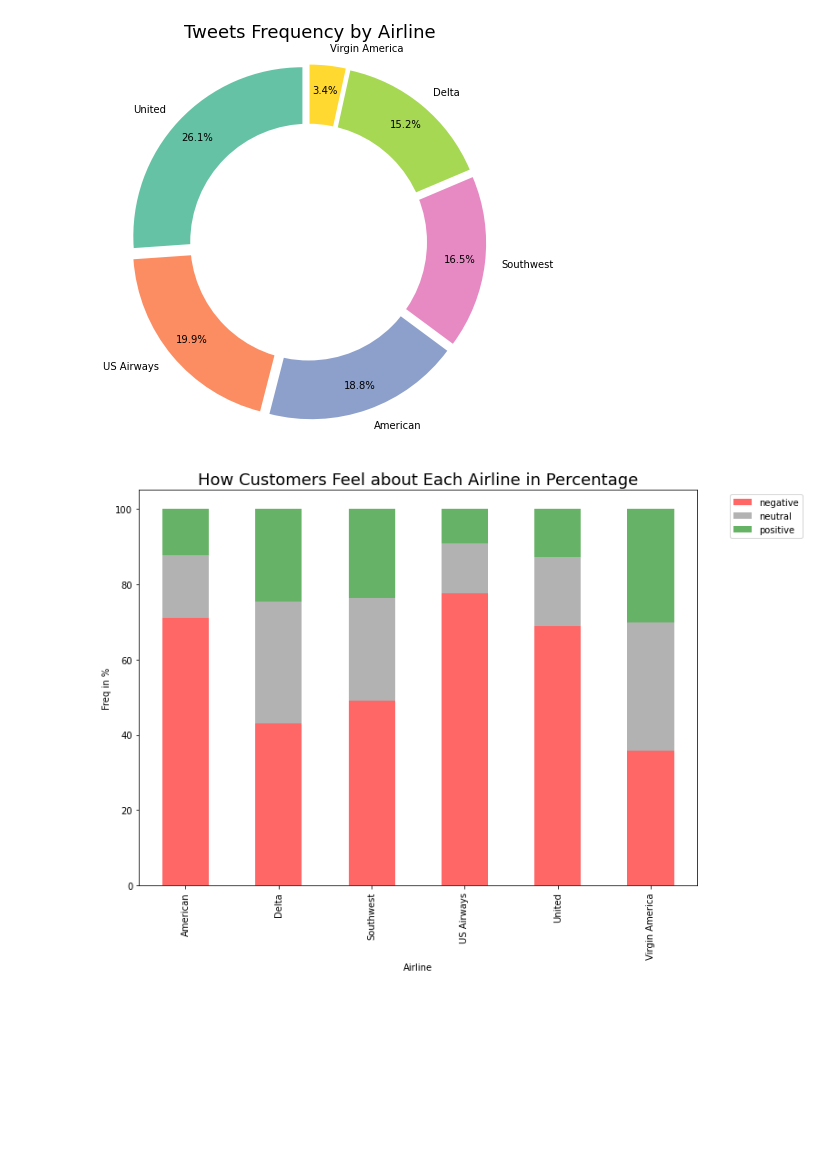
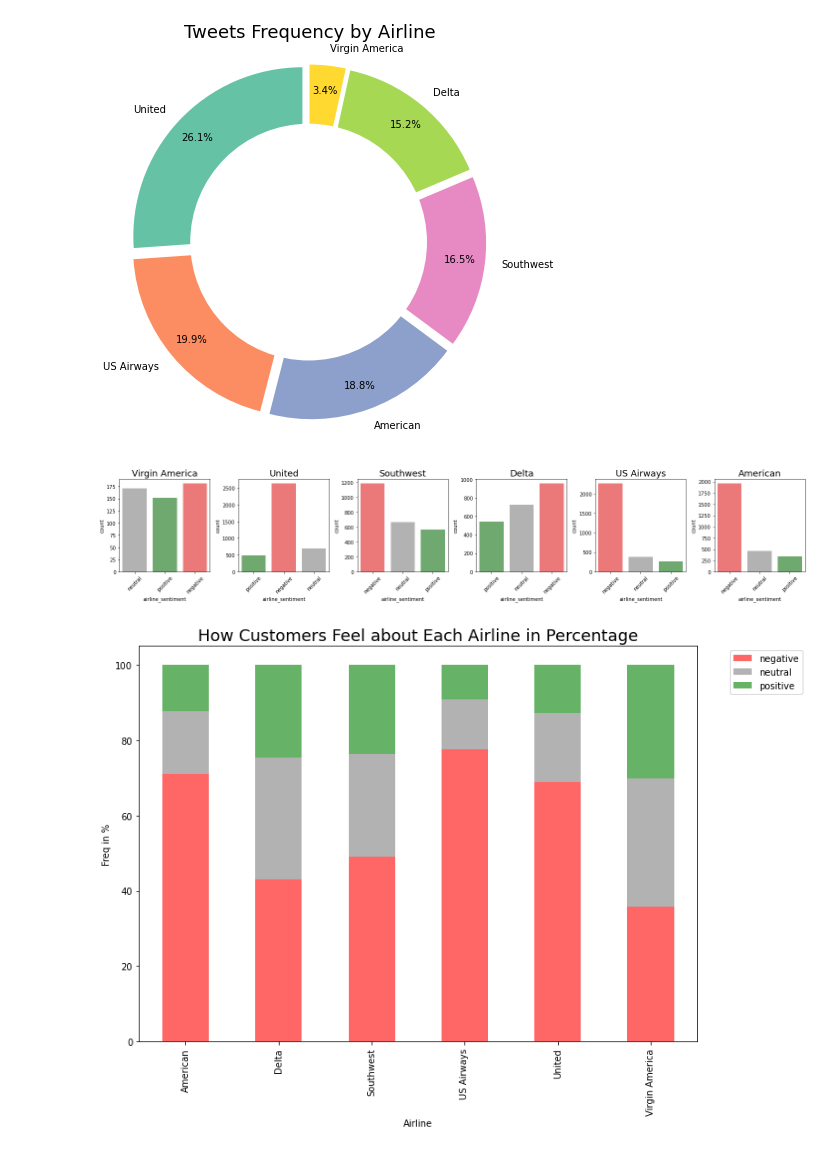
Before and after one commit to skacem/Business-Analytics, a Jupyter notebook: Sentiment_Analysis/USAirline.ipynb, the cells around one changed output. Drawn from its saved outputs; the diff is of its cells as text; code cells hidden in the pictures; blank space fills up the shorter version.

```diff
--- a/Sentiment_Analysis/USAirline.ipynb
+++ b/Sentiment_Analysis/USAirline.ipynb
@@ -89,3 +95,0 @@ To clean the tweets we get rid of:
-# %%
-# 1. & 2.
-df['tweet_clean'] = df['text'].apply(lambda x: re.sub(r"@\S+|https?://\S+|[^a-zA-Z#\s]", '', x ).strip().lower())
@@ -183,6 +234,22 @@ plt.tight_layout()
 plt.title('Tweets Frequency by Airline', fontsize=18,);
 # %% [output]
 [figure]
+# %%
+j=1
+
+plt.subplots(figsize=(20,4),tight_layout=True)
+for i in df["airline"].unique():
+        x = df[df["airline"]==i]
+        plt.subplot(1, 6, j)
+        sns.countplot(x["airline_sentiment"], palette={'negative':'r',
+                       'neutral': 'grey',
+                       'positive': 'green'}, alpha=.6)
+        plt.xticks(rotation=45)
+        plt.title(i, fontsize=18)
+        j +=1
+plt.show();
+# %% [output]
+[figure, added]
 # %%
 # Plot sentiment rates per airline
 _ = pd.crosstab(df.airline, df.airline_sentiment).apply(lambda x: x / x.sum() * 100, axis=1).plot(kind='bar',
```
Also changed, not shown: parts of 22 cells of this notebook.
